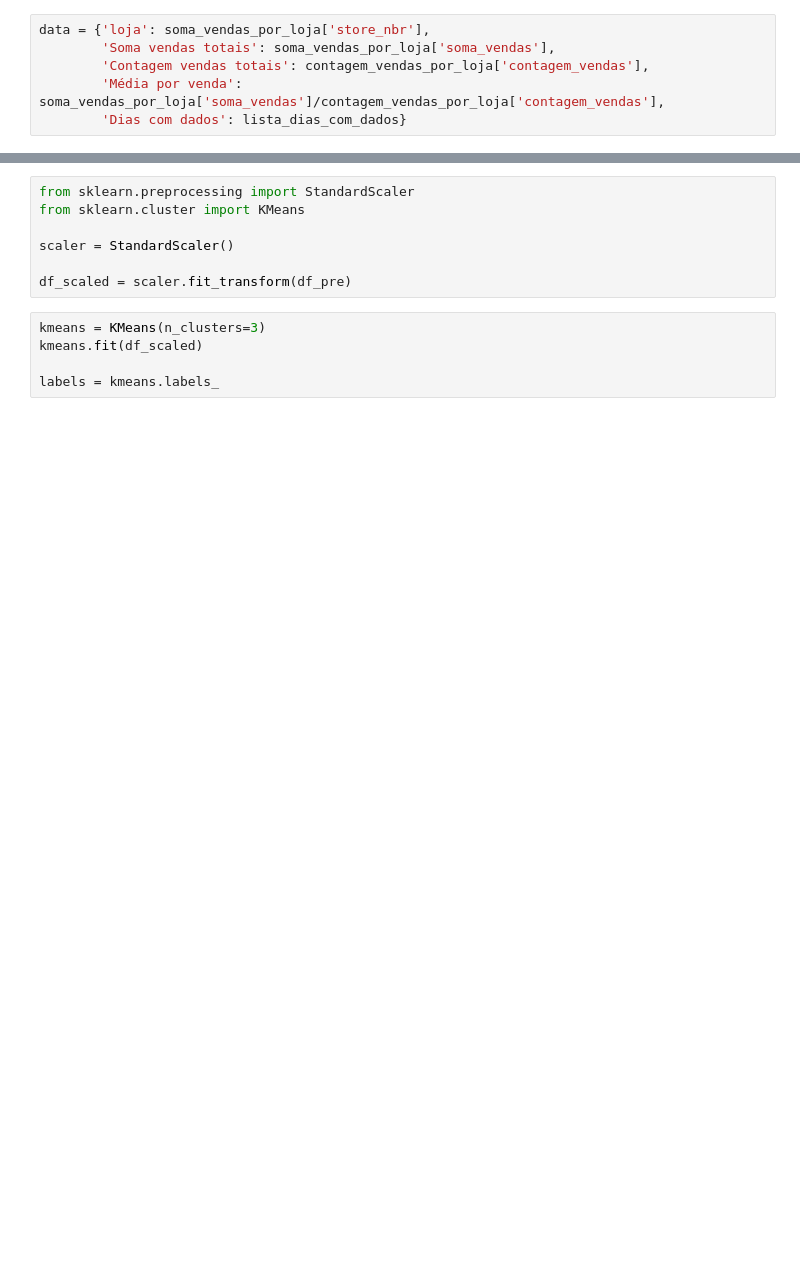
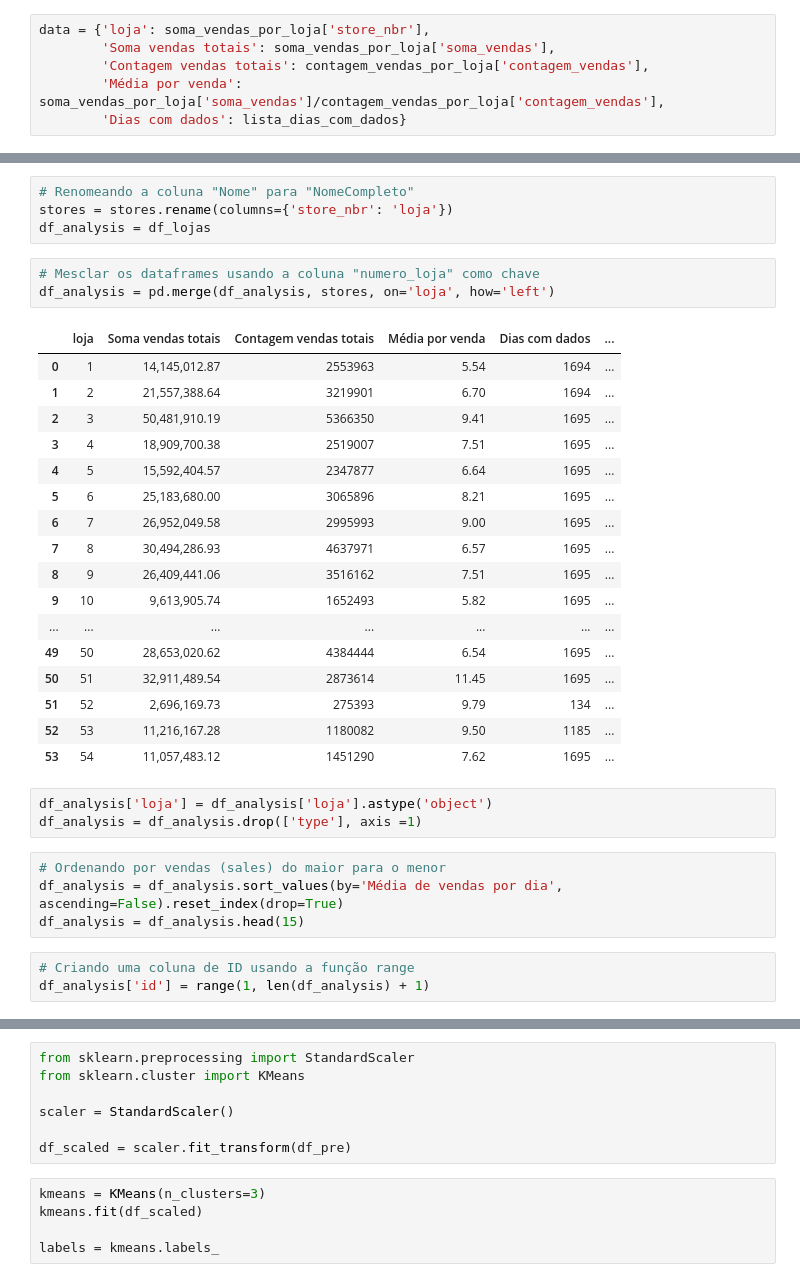
Before and after one commit to lgregs/TCC-PUCSP-CDIA, a Jupyter notebook: StoreSalesTimeSeries.ipynb, the cells around one changed output, grey strips where cells are left out. Saved outputs shown, nothing was run; the diff lists cells and outputs as text; blank space fills up the shorter version.

```diff
--- a/StoreSalesTimeSeries.ipynb
+++ b/StoreSalesTimeSeries.ipynb
@@ -239,0 +187,35 @@ df_tamanho
+# %%
+# Renomeando a coluna "Nome" para "NomeCompleto"
+stores = stores.rename(columns={'store_nbr': 'loja'})
+df_analysis = df_lojas
+# %%
+# Mesclar os dataframes usando a coluna "numero_loja" como chave
+df_analysis = pd.merge(df_analysis, stores, on='loja', how='left')
+# %% [output]
+|  | loja | Soma vendas totais | Contagem vendas totais | Média por venda | Dias com dados | ... |
+| 0 | 1 | 14,145,012.87 | 2553963 | 5.54 | 1694 | ... |
+| 1 | 2 | 21,557,388.64 | 3219901 | 6.70 | 1694 | ... |
+| 2 | 3 | 50,481,910.19 | 5366350 | 9.41 | 1695 | ... |
+| 3 | 4 | 18,909,700.38 | 2519007 | 7.51 | 1695 | ... |
+| 4 | 5 | 15,592,404.57 | 2347877 | 6.64 | 1695 | ... |
+| 5 | 6 | 25,183,680.00 | 3065896 | 8.21 | 1695 | ... |
+| 6 | 7 | 26,952,049.58 | 2995993 | 9.00 | 1695 | ... |
+| 7 | 8 | 30,494,286.93 | 4637971 | 6.57 | 1695 | ... |
+| 8 | 9 | 26,409,441.06 | 3516162 | 7.51 | 1695 | ... |
+| 9 | 10 | 9,613,905.74 | 1652493 | 5.82 | 1695 | ... |
+| ... | ... | ... | ... | ... | ... | ... |
+| 49 | 50 | 28,653,020.62 | 4384444 | 6.54 | 1695 | ... |
+| 50 | 51 | 32,911,489.54 | 2873614 | 11.45 | 1695 | ... |
+| 51 | 52 | 2,696,169.73 | 275393 | 9.79 | 134 | ... |
+| 52 | 53 | 11,216,167.28 | 1180082 | 9.50 | 1185 | ... |
+| 53 | 54 | 11,057,483.12 | 1451290 | 7.62 | 1695 | ... |
+# %%
+df_analysis['loja'] = df_analysis['loja'].astype('object')
+df_analysis = df_analysis.drop(['type'], axis =1)
+# %%
+# Ordenando por vendas (sales) do maior para o menor
+df_analysis = df_analysis.sort_values(by='Média de vendas por dia', ascending=False).reset_index(drop=True)
+df_analysis = df_analysis.head(15)
+# %%
+# Criando uma coluna de ID usando a função range
+df_analysis['id'] = range(1, len(df_analysis) + 1)
```
Also changed, not shown: parts of 26 cells of this notebook.
